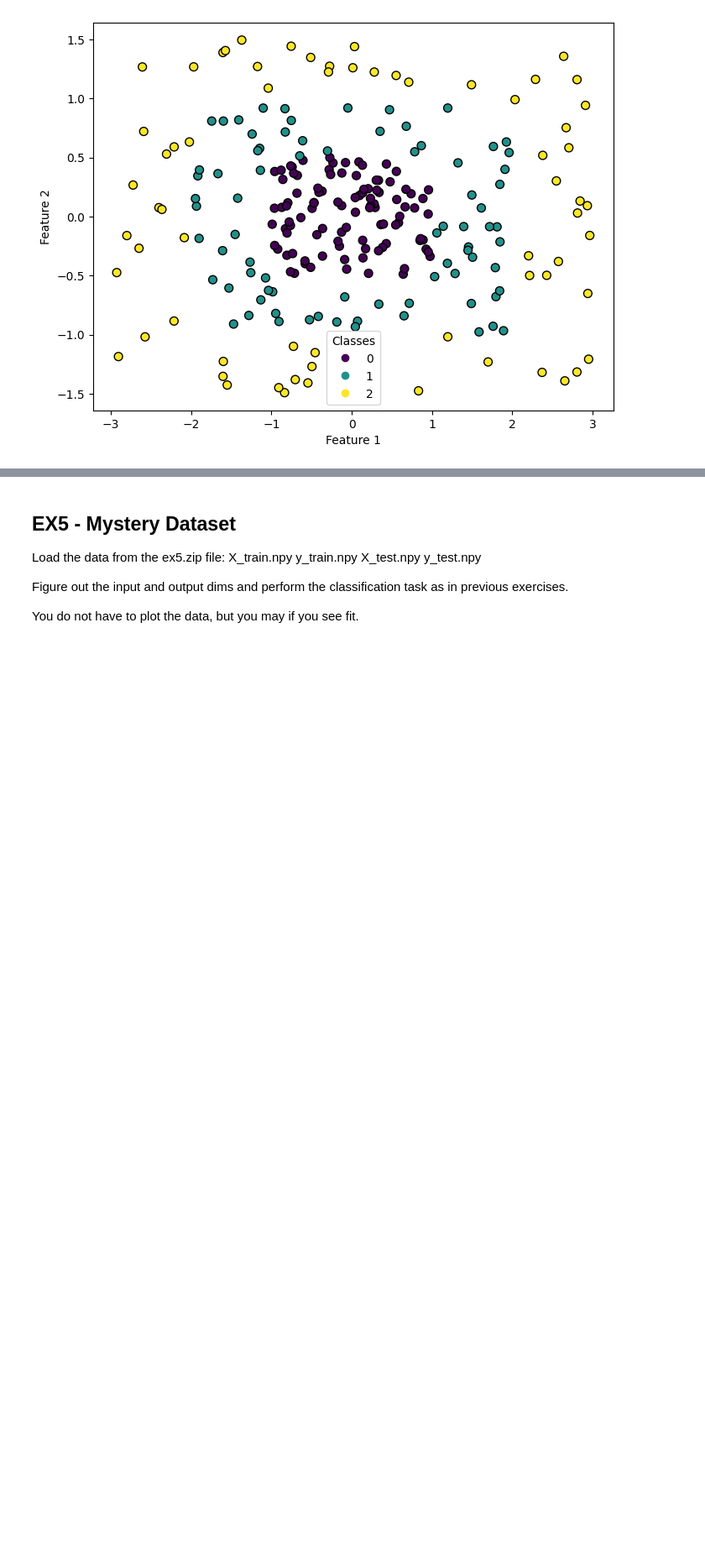
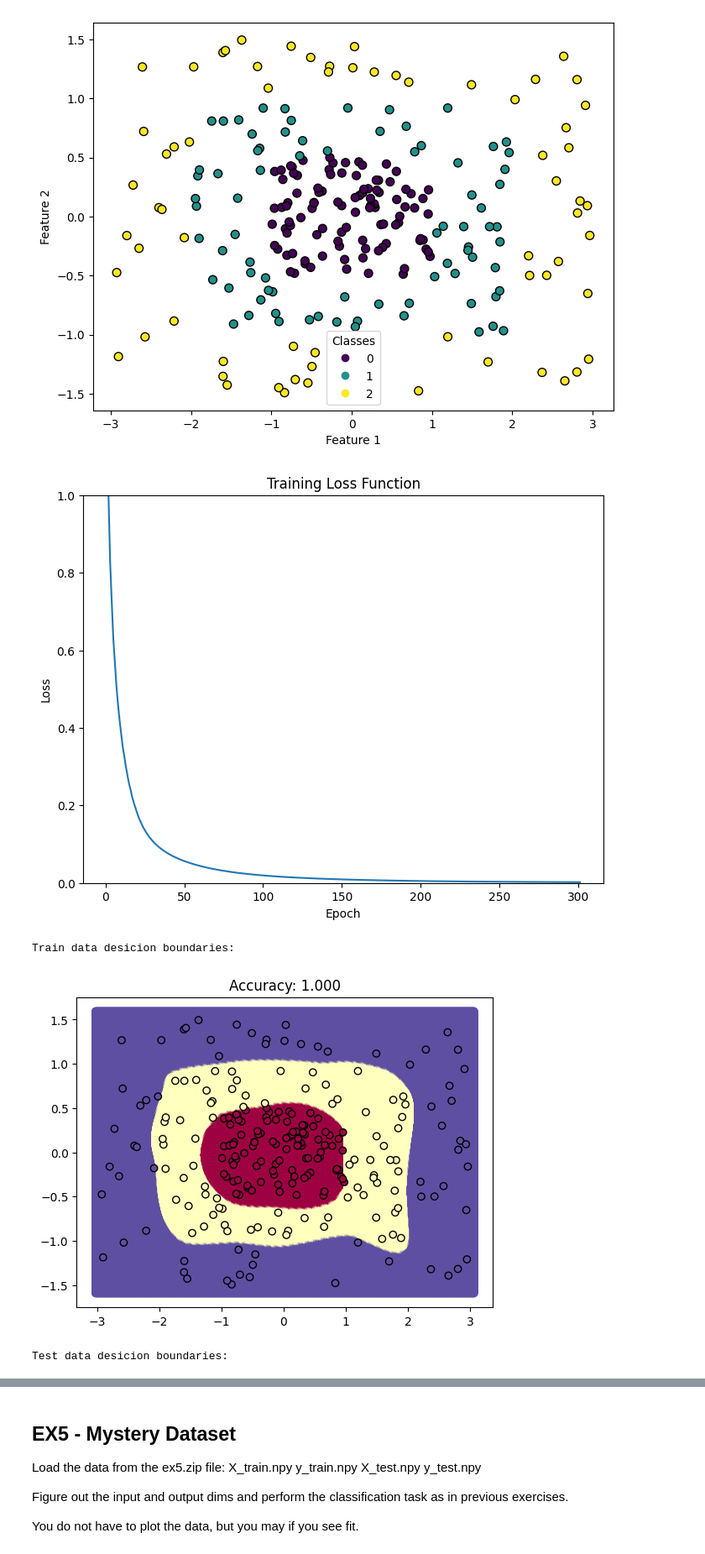
Before and after one commit to JonathanZmora/IntroToDeepLearning, a Jupyter notebook: DL_HW1_I.ipynb, the cells around one changed output, grey strips where cells are left out. Shown at 84% size. Drawn from its saved outputs; the diff is of its cells as text; code cells hidden in the pictures; blank space fills up the shorter version.

```diff
--- a/DL_HW1_I.ipynb
+++ b/DL_HW1_I.ipynb
@@ -327,0 +393,34 @@ plot_data(X_train, y_train)
+# %%
+device = torch.device("cuda" if torch.cuda.is_available() else "cpu")
+
+X_train, y_train = preprocess_data(X_train, y_train)
+X_test, y_test = preprocess_data(X_test, y_test)
+
+input_size = 2
+hidden_size = 1024
+output_size = 4
+
+mlp_model = nn.Sequential(
+    nn.Linear(input_size, hidden_size),
+    nn.ReLU(),
+    nn.Linear(hidden_size, hidden_size),
+    nn.ReLU(),
+    nn.Linear(hidden_size, output_size),
+).to(device)
+
+lr = 0.001
+num_epochs = 300
+criterion = nn.CrossEntropyLoss()
+optimizer = torch.optim.Adam(mlp_model.parameters(), lr=lr)
+
+mlp_model, train_losses = train(mlp_model, X_train, y_train, num_epochs, optimizer, criterion)
+plot_loss(train_losses)
+print("\nTrain data desicion boundaries:\n")
+plot_decision_boundary(mlp_model, X_train, y_train)
+print("\nTest data desicion boundaries:\n")
+plot_decision_boundary(mlp_model, X_test, y_test)
+# %% [output]
+[figure, added]
+Train data desicion boundaries:
+[figure, added]
+Test data desicion boundaries:
```
Also changed, not shown: parts of 11 cells of this notebook.
